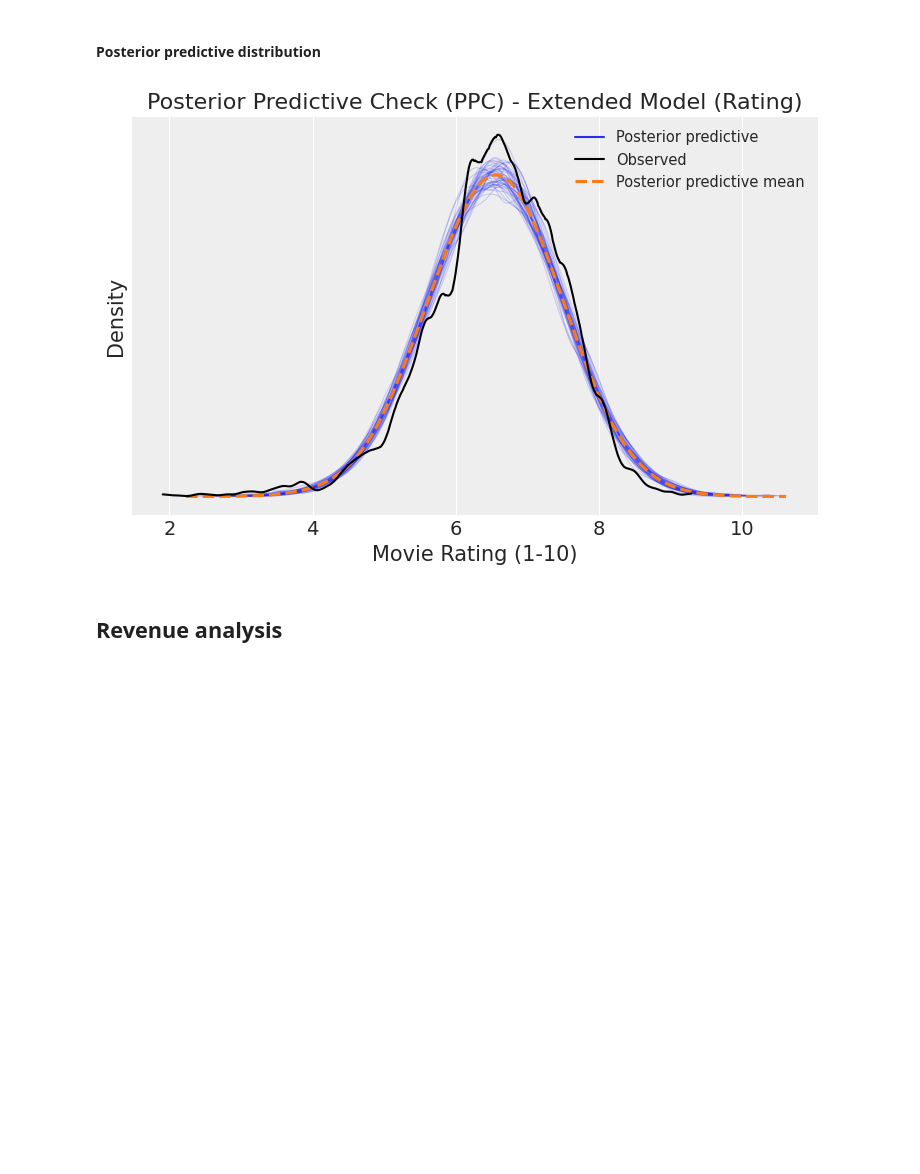
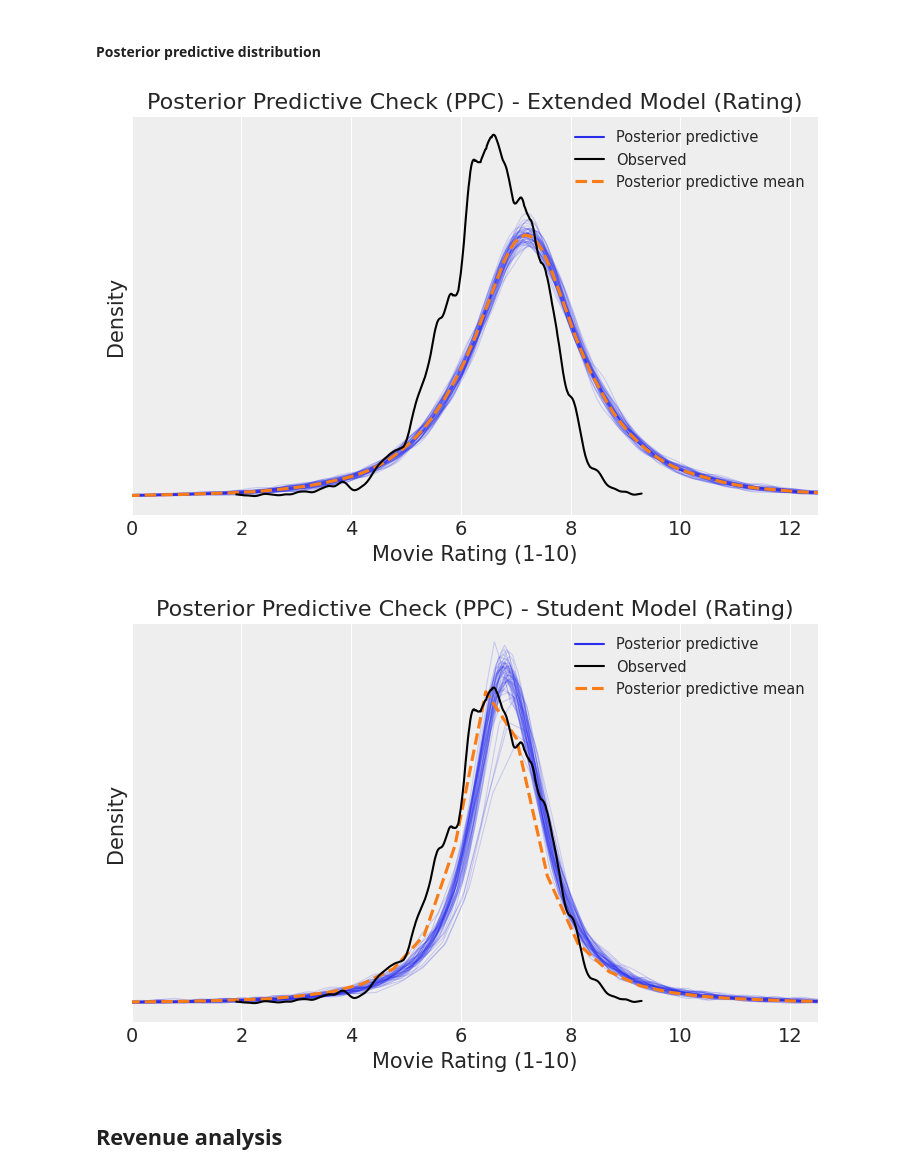
Before and after one commit to LukassF/DA-film--rating-prediction, a Jupyter notebook: main.ipynb, the cells around one changed output. Saved outputs shown, nothing was run; the diff lists cells and outputs as text; code cells hidden in the pictures; blank space fills up the shorter version.

```diff
--- a/main.ipynb
+++ b/main.ipynb
@@ -33,19 +34,22 @@ df_clean['std_budget'] = (df_clean['log_budget'] - df_clean['log_budget'].mean()
 
 df_clean['log_gross'] = np.log(df_clean['Gross worldwide (in millions)'])
 df_clean['std_gross'] = (df_clean['log_gross'] - df_clean['log_gross'].mean()) / df_clean['log_gross'].std()
+df_clean['weighted_rating'] = df_clean['Rating (Out of 10)'] / np.sqrt(df_clean['Number of Ratings (in thousands)'])
 
 rating_data_baseline = {
     "N": len(df_clean),
     "y": df_clean["Rating (Out of 10)"].values,
     "is_dark_genre": df_clean["is_dark_genre"].values,
-    "budget": df_clean["std_budget"].values
+    "budget": df_clean["std_budget"].values,
+    "num_ratings": df_clean["Number of Ratings (in thousands)"].values
 }
 rating_data_extended = {
     "N": len(df_clean),
     "y": df_clean["Rating (Out of 10)"].values,
     "is_pg13": df_clean["is_pg13"].values,
     "is_dark_genre": df_clean["is_dark_genre"].values,
-    "budget": df_clean["std_budget"].values
+    "budget": df_clean["std_budget"].values,
+    "num_ratings": df_clean["Number of Ratings (in thousands)"].values
 }
 revenue_data_baseline = {
     "N": len(df_clean),
@@ -168,6 +264,8 @@ plt.show()
 # %%
 model1_baseline_rating = CmdStanModel(stan_file='stan/model1_baseline_rating.stan')
 model1_extended_rating = CmdStanModel(stan_file='stan/model1_extended_rating.stan')
+model_student_rating = CmdStanModel(stan_file='stan/model_student_rating.stan')
+
 model1_baseline_revenue = CmdStanModel(stan_file='stan/model1_baseline_revenue.stan')
 model1_extended_revenue = CmdStanModel(stan_file='stan/model1_extended_revenue.stan')
 model2_extended_revenue = CmdStanModel(
@@ -186,6 +285,7 @@ INFO:cmdstanpy:found newer exe file, not recompiling
 # %%
 fit_model1_baseline_rating = model1_baseline_rating.sample(data=rating_data_baseline, chains=4, iter_sampling=1000, parallel_chains=4)
 fit_model1_extended_rating = model1_extended_rating.sample(data=rating_data_extended, chains=4, iter_sampling=1000, parallel_chains=4)
+fit_model_student_rating = model_student_rating.sample(data=rating_data_extended, chains=4, iter_sampling=1000, parallel_chains=4)
 # %% [output]
 INFO:cmdstanpy:CmdStan start processing
 chain 1 |          | 00:00 Status
@@ -257,20 +387,34 @@ array([<AxesSubplot:title={'center':'94.0% HDI'}>], dtype=object)
 # %% [markdown]
 #### Posterior predictive distribution
 # %%
+
 idata_extended_rating = az.from_cmdstanpy(
     posterior=fit_model1_extended_rating,
     posterior_predictive="y_rep",
-    observed_data={"y": df_clean["Rating (Out of 10)"].values}
-)
+observed_data={"y": df_clean["Rating (Out of 10)"].values})
 
 az.plot_ppc(idata_extended_rating, data_pairs={"y": "y_rep"}, num_pp_samples=50, kind="kde")
-
+plt.xlim(0, 12.5)
 plt.title("Posterior Predictive Check (PPC) - Extended Model (Rating)")
 plt.xlabel("Movie Rating (1-10)")
 plt.ylabel("Density")
 plt.show()
+
+
+idata_student_rating = az.from_cmdstanpy(
+    posterior=fit_model_student_rating,
+    posterior_predictive="y_rep",
+observed_data={"y": df_clean["Rating (Out of 10)"].values})
+
+az.plot_ppc(idata_student_rating, data_pairs={"y": "y_rep"}, num_pp_samples=50, kind="kde")
+plt.xlim(0, 12.5)
+plt.title("Posterior Predictive Check (PPC) - Student Model (Rating)")
+plt.xlabel("Movie Rating (1-10)")
+plt.ylabel("Density")
+plt.show()
 # %% [output]
-[figure, old version]
+[figure, new version]
+[figure, added]
 # %% [markdown]
 ## Revenue analysis
 # %% [markdown]
```
Also changed, not shown: parts of 20 cells of this notebook, 5 other files.
